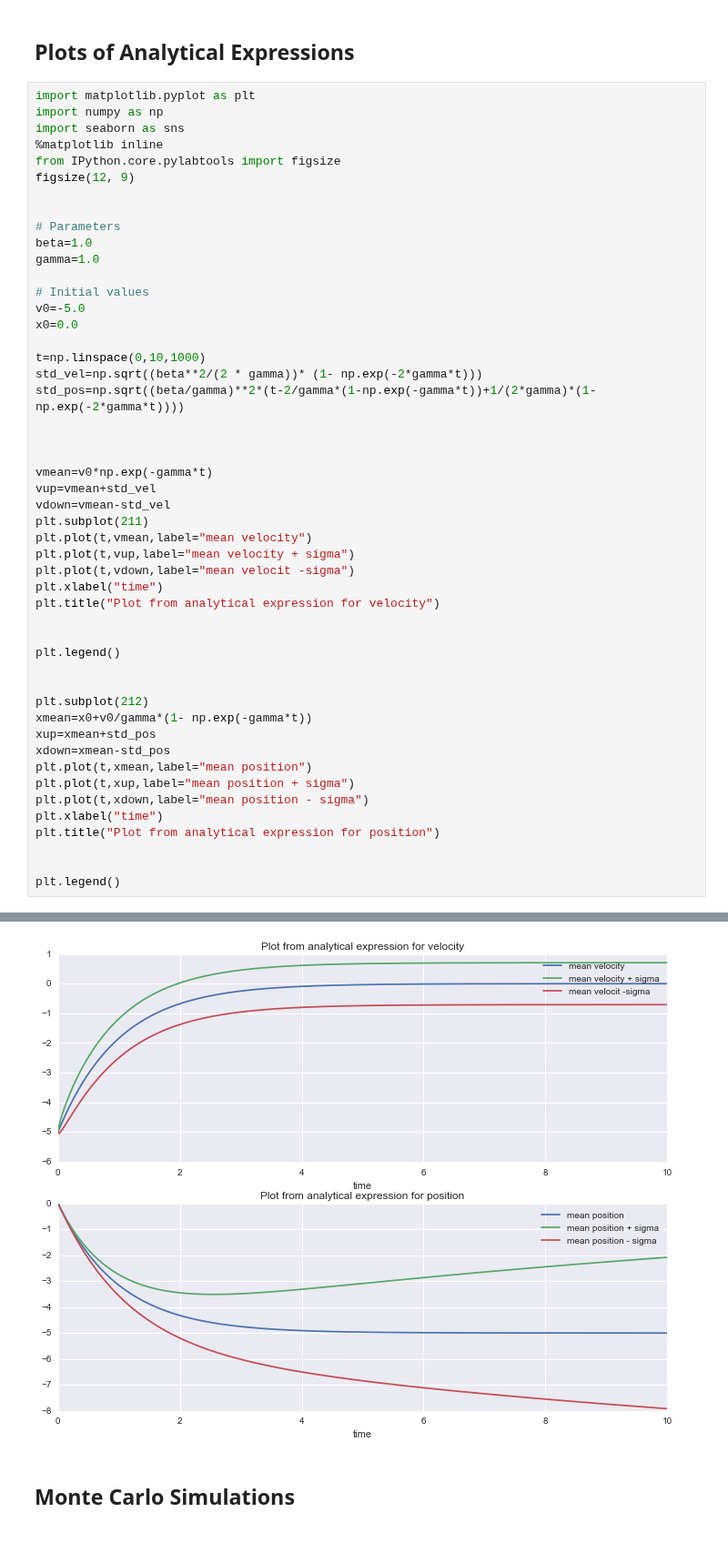
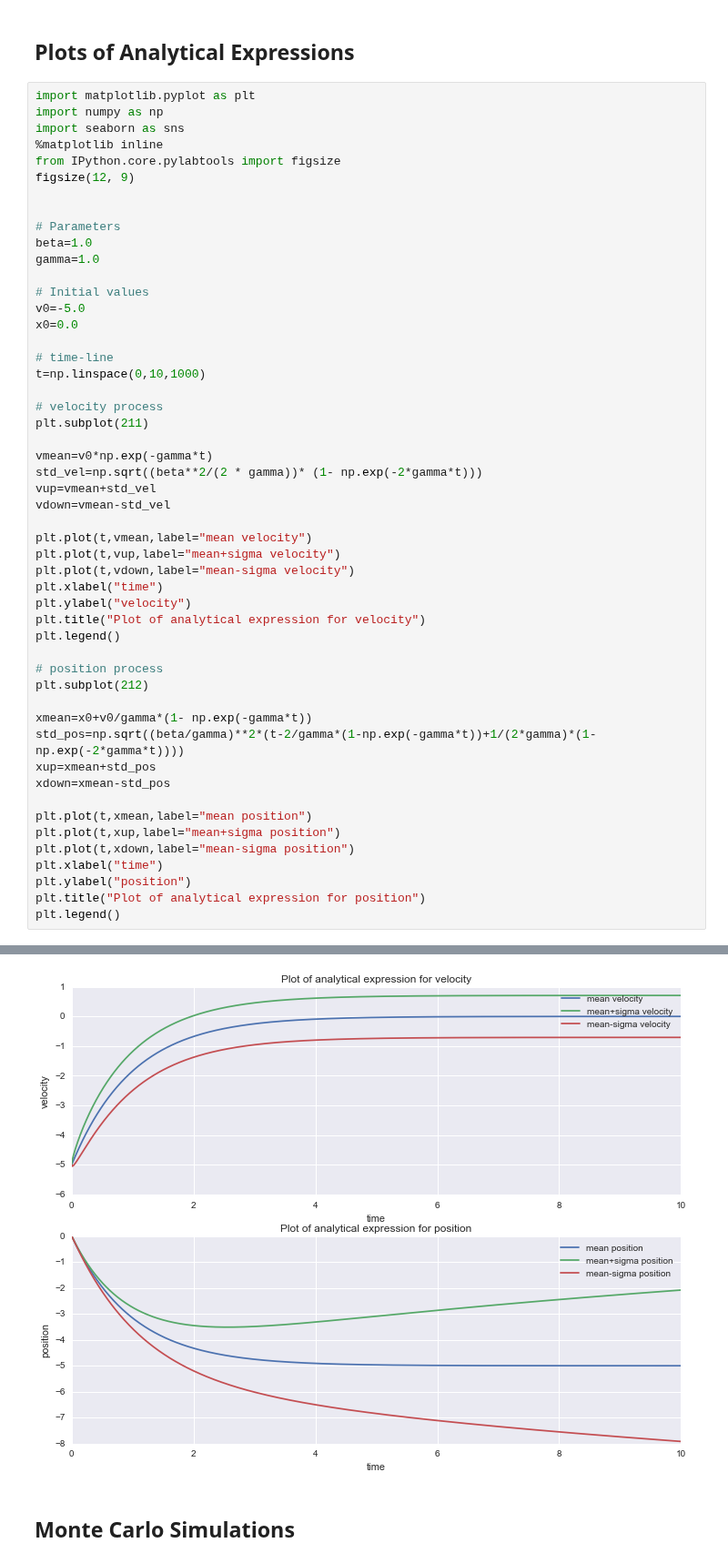
Before and after one commit to borundev/StochasticProcesses, a Jupyter notebook: BrownianMotion.ipynb, the cells around one changed output, grey strips where cells are left out. Shown at 91% size. Saved outputs shown, nothing was run; the diff lists cells and outputs as text.

```diff
--- a/BrownianMotion.ipynb
+++ b/BrownianMotion.ipynb
@@ -208,49 +247,51 @@ from IPython.core.pylabtools import figsize
 figsize(12, 9)
 
 
 # Parameters
 beta=1.0
 gamma=1.0
 
 # Initial values
 v0=-5.0
 x0=0.0
 
+# time-line
 t=np.linspace(0,10,1000)
-std_vel=np.sqrt((beta**2/(2 * gamma))* (1- np.exp(-2*gamma*t)))
-std_pos=np.sqrt((beta/gamma)**2*(t-2/gamma*(1-np.exp(-gamma*t))+1/(2*gamma)*(1-np.exp(-2*gamma*t))))
 
-
+# velocity process
+plt.subplot(211)
 
 vmean=v0*np.exp(-gamma*t)
+std_vel=np.sqrt((beta**2/(2 * gamma))* (1- np.exp(-2*gamma*t)))
 vup=vmean+std_vel
 vdown=vmean-std_vel
-plt.subplot(211)
+
 plt.plot(t,vmean,label="mean velocity")
-plt.plot(t,vup,label="mean velocity + sigma")
-plt.plot(t,vdown,label="mean velocit -sigma")
+plt.plot(t,vup,label="mean+sigma velocity")
+plt.plot(t,vdown,label="mean-sigma velocity")
 plt.xlabel("time")
-plt.title("Plot from analytical expression for velocity")
-
-
+plt.ylabel("velocity")
+plt.title("Plot of analytical expression for velocity")
 plt.legend()
 
+# position process
+plt.subplot(212)
 
-plt.subplot(212)
 xmean=x0+v0/gamma*(1- np.exp(-gamma*t))
+std_pos=np.sqrt((beta/gamma)**2*(t-2/gamma*(1-np.exp(-gamma*t))+1/(2*gamma)*(1-np.exp(-2*gamma*t))))
 xup=xmean+std_pos
 xdown=xmean-std_pos
+
 plt.plot(t,xmean,label="mean position")
-plt.plot(t,xup,label="mean position + sigma")
-plt.plot(t,xdown,label="mean position - sigma")
+plt.plot(t,xup,label="mean+sigma position")
+plt.plot(t,xdown,label="mean-sigma position")
 plt.xlabel("time")
-plt.title("Plot from analytical expression for position")
-
-
+plt.ylabel("position")
+plt.title("Plot of analytical expression for position")
 plt.legend()
 # %% [output]
 <matplotlib.legend.Legend at 0x...>
-[figure, old version]
+[figure, new version]
 # %% [markdown]
 ## Monte Carlo Simulations
 # %%
```
Also changed, not shown: parts of 4 cells of this notebook.
